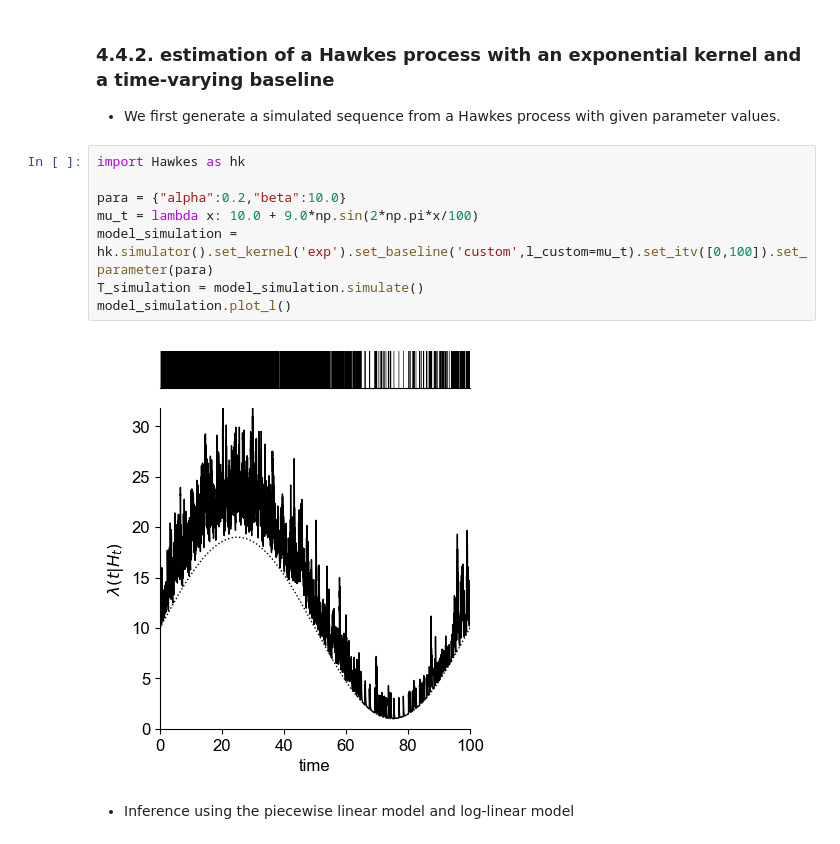
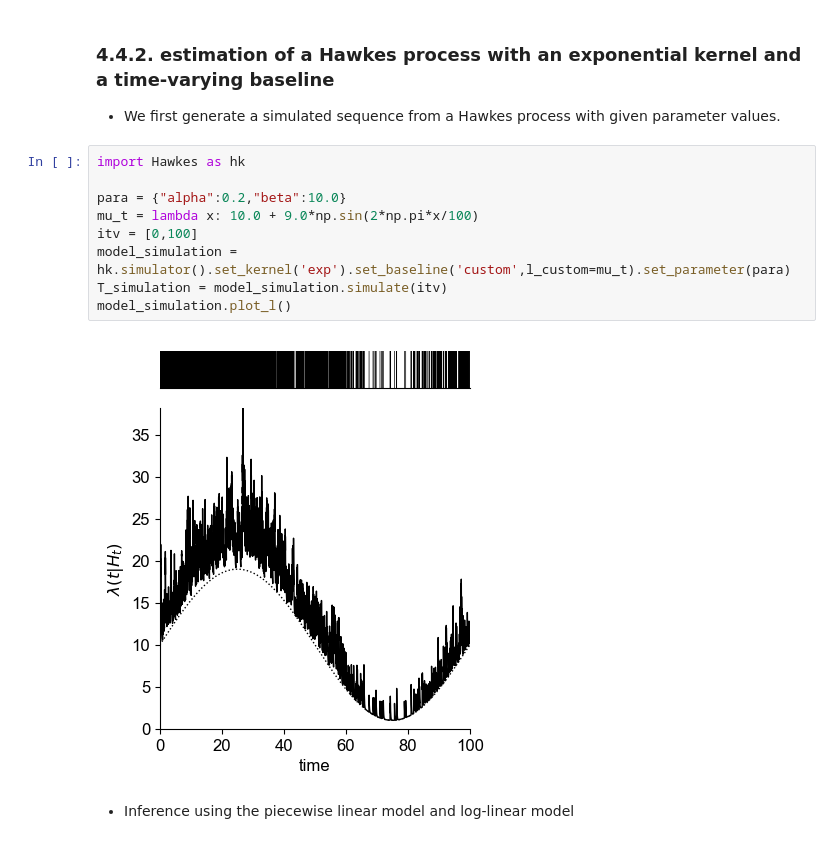
Before and after one commit to carlottadepasquale/Hawkes, a Jupyter notebook: tutorial.ipynb, the cells around one changed output. Drawn from its saved outputs; the diff is of its cells as text.

```diff
--- a/tutorial.ipynb
+++ b/tutorial.ipynb
@@ -390,13 +379,14 @@ model.plot_N_pred() # thin blue lines represent the simulated sequences
 # %%
 import Hawkes as hk
 
 para = {"alpha":0.2,"beta":10.0}
 mu_t = lambda x: 10.0 + 9.0*np.sin(2*np.pi*x/100)
-model_simulation = hk.simulator().set_kernel('exp').set_baseline('custom',l_custom=mu_t).set_itv([0,100]).set_parameter(para)
-T_simulation = model_simulation.simulate()
+itv = [0,100]
+model_simulation = hk.simulator().set_kernel('exp').set_baseline('custom',l_custom=mu_t).set_parameter(para)
+T_simulation = model_simulation.simulate(itv)
 model_simulation.plot_l()
 # %% [output]
-[figure, old version]
+[figure, new version]
 # %% [markdown]
 - Inference using the piecewise linear model and log-linear model
 # %%
```
Also changed, not shown: parts of 11 cells of this notebook, 2 other files.
